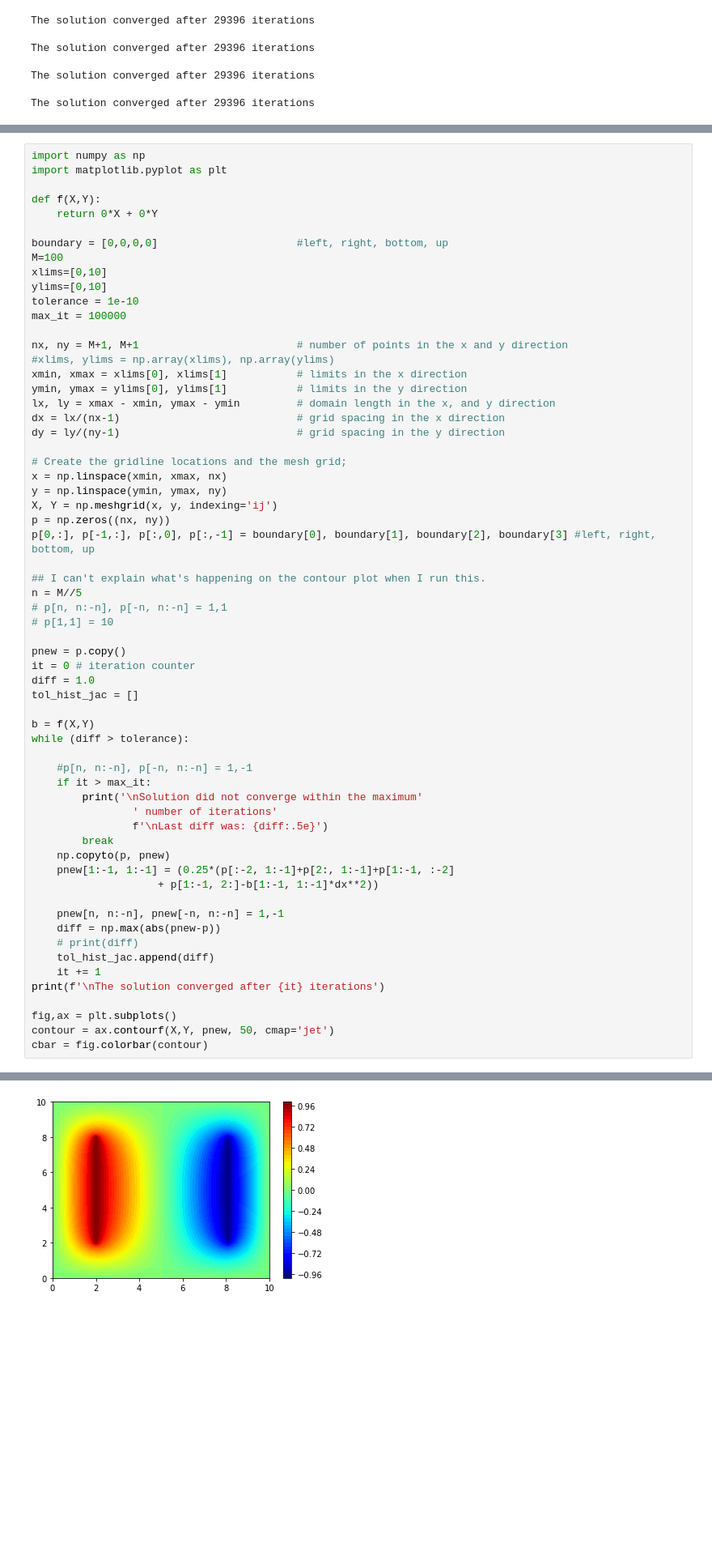
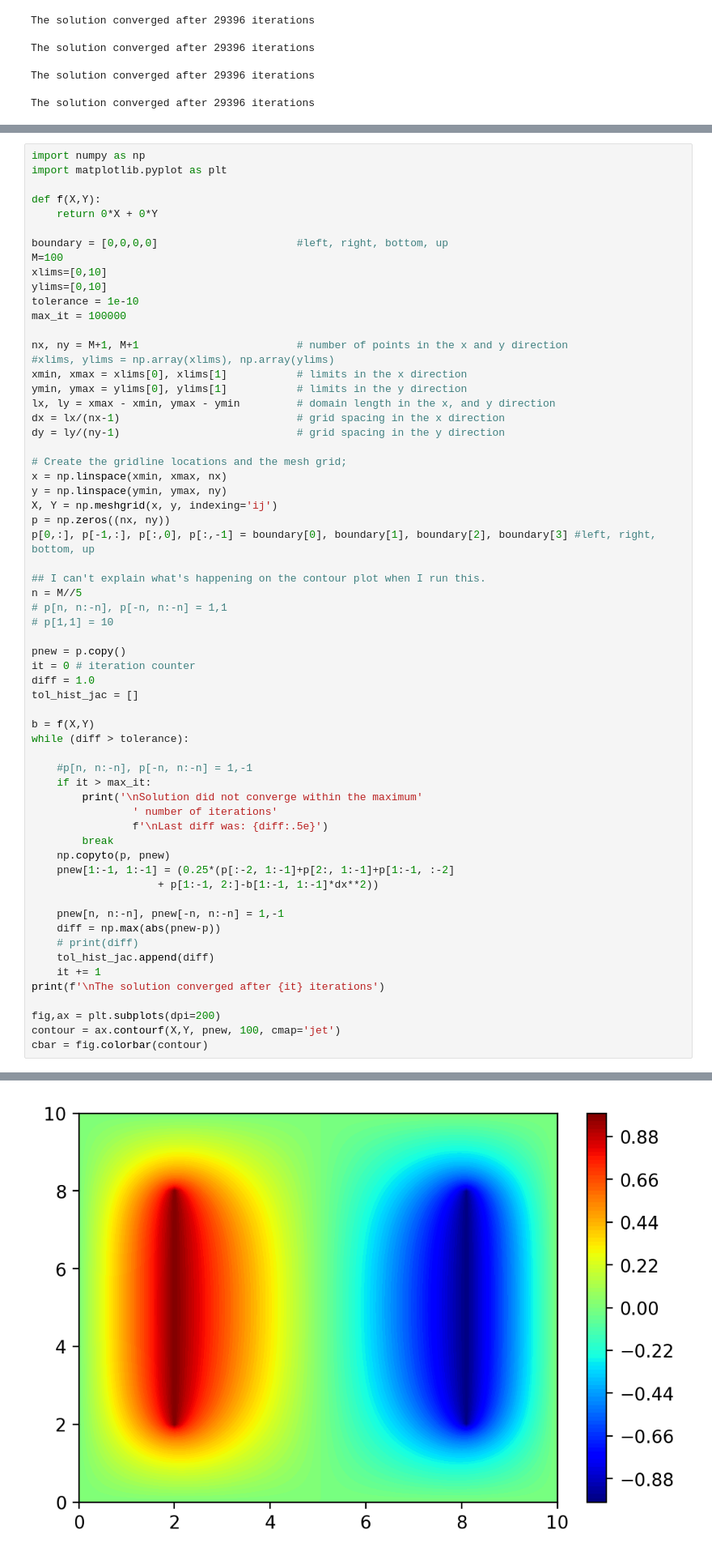
Before and after one commit to quarkron/AP155, a Jupyter notebook: Weeks 10-11/jacobi relaxation 2.ipynb, the cells around one changed output, grey strips where cells are left out. Shown at 81% size. Drawn from its saved outputs; the diff is of its cells as text; blank space fills up the shorter version.

```diff
--- a/Weeks 10-11/jacobi relaxation 2.ipynb
+++ b/Weeks 10-11/jacobi relaxation 2.ipynb
@@ -199,33 +199,33 @@ n = M//5
 # p[1,1] = 10
 
 pnew = p.copy()
 it = 0 # iteration counter
 diff = 1.0
 tol_hist_jac = []
 
 b = f(X,Y)
 while (diff > tolerance):
 
     #p[n, n:-n], p[-n, n:-n] = 1,-1
     if it > max_it:
         print('\nSolution did not converge within the maximum'
                 ' number of iterations'
                 f'\nLast diff was: {diff:.5e}')
         break
     np.copyto(p, pnew)
     pnew[1:-1, 1:-1] = (0.25*(p[:-2, 1:-1]+p[2:, 1:-1]+p[1:-1, :-2]
                     + p[1:-1, 2:]-b[1:-1, 1:-1]*dx**2))
 
     pnew[n, n:-n], pnew[-n, n:-n] = 1,-1
     diff = np.max(abs(pnew-p))
     # print(diff)
     tol_hist_jac.append(diff)
     it += 1
 print(f'\nThe solution converged after {it} iterations')
 
-fig,ax = plt.subplots()
-contour = ax.contourf(X,Y, pnew, 50, cmap='jet')
+fig,ax = plt.subplots(dpi=200)
+contour = ax.contourf(X,Y, pnew, 100, cmap='jet')
 cbar = fig.colorbar(contour)
 # %% [output]
 The solution converged after 14603 iterations
-[figure, old version]
+[figure, new version]
```
Also changed, not shown: 15 other files.
